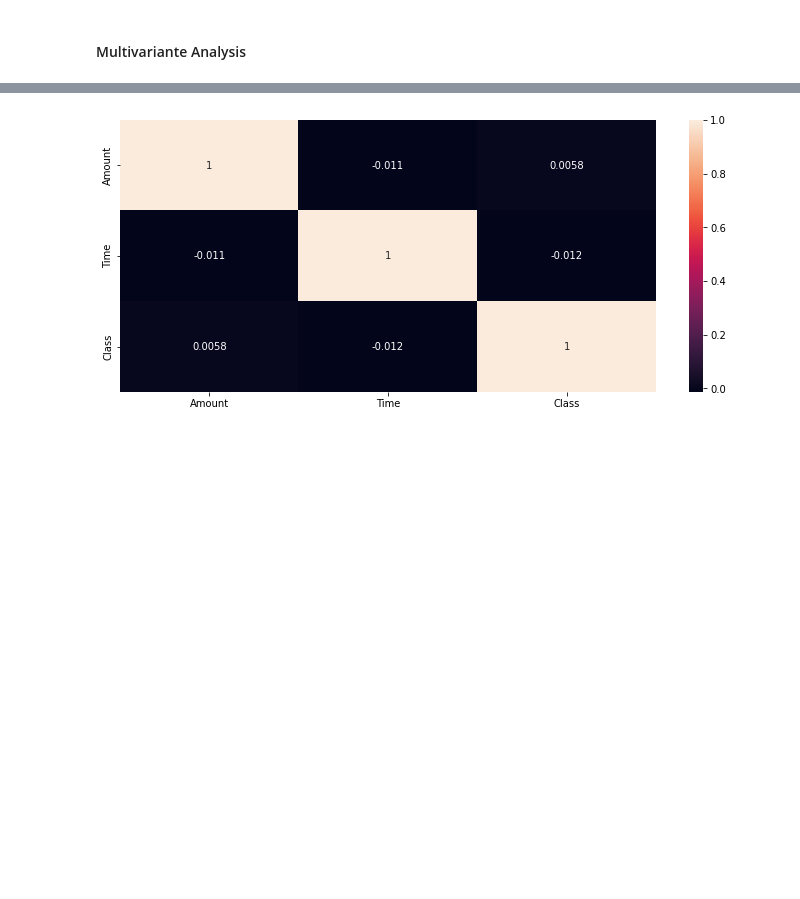
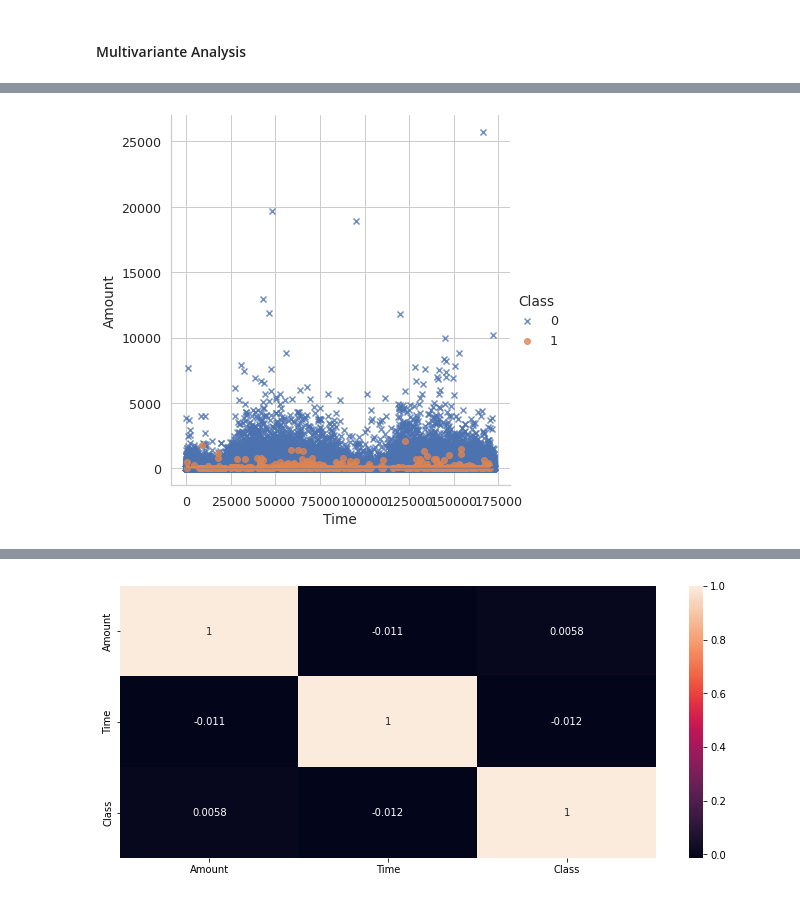
Before and after one commit to RamyGendy/CreditCardFraudDetection, a Jupyter notebook: CCFDNotebook.ipynb, the cells around one changed output, grey strips where cells are left out. Cells and saved outputs as stored; diff of their text form; code cells hidden in the pictures; blank space fills up the shorter version.

```diff
--- a/CCFDNotebook.ipynb
+++ b/CCFDNotebook.ipynb
@@ -423,0 +434,4 @@ plt.show()
+# %%
+sns.lmplot(x='Time', y='Amount', hue='Class', markers=['x', 'o'], data=df, height=6);
+# %% [output]
+[figure, added]
```
Also changed, not shown: parts of 9 cells of this notebook.
